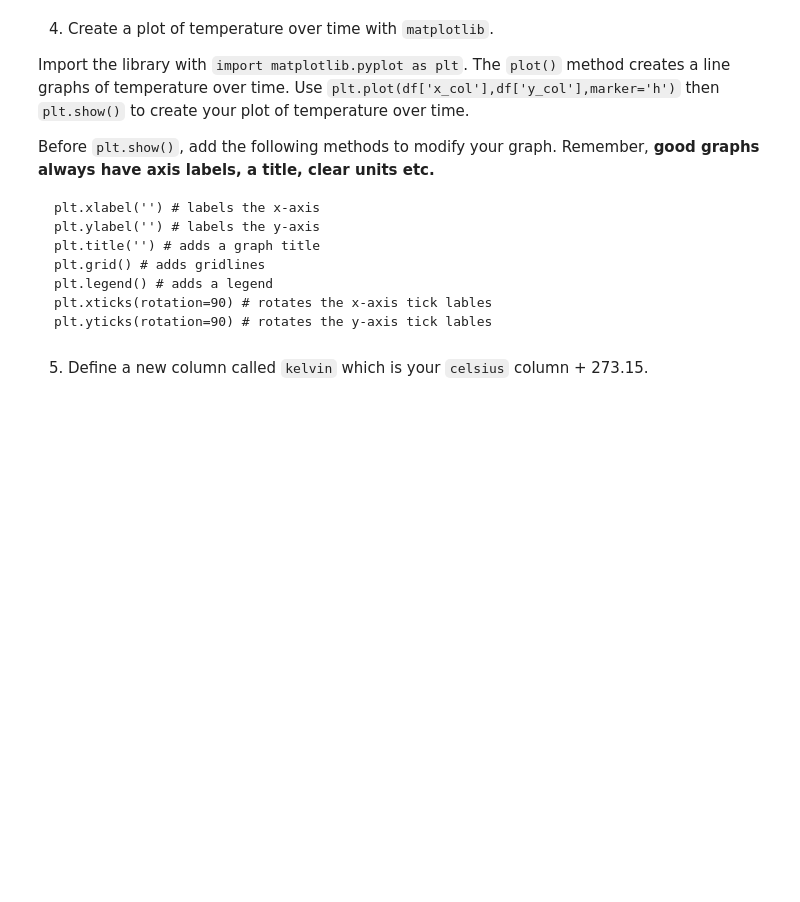
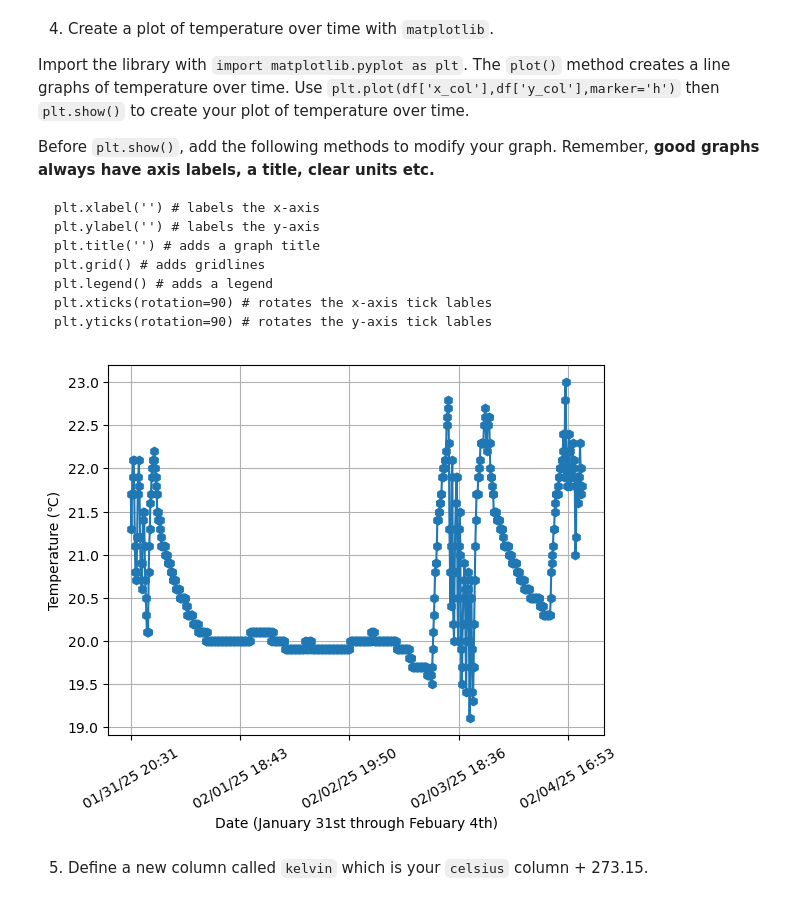
Before and after one commit to EPIC-Campus-LPS/pandas-georgetate, a Jupyter notebook: FAI_Pandas.ipynb, the cells around one changed output. Saved outputs shown, nothing was run; the diff lists cells and outputs as text; code cells hidden in the pictures; blank space fills up the shorter version.

````diff
--- a/FAI_Pandas.ipynb
+++ b/FAI_Pandas.ipynb
@@ -55,5 +81,24 @@ plt.legend() # adds a legend
 plt.xticks(rotation=90) # rotates the x-axis tick lables
 plt.yticks(rotation=90) # rotates the y-axis tick lables
 ```
+# %%
+import numpy as np
+
+# making the plot with the x axis as time and y axis as celsius degrees
+plt.plot(df["datetime"], df["temp_c"], marker="h")
+
+# setting the amount of tickmarks on the x axis by creating an array with arange(start, stop, step)
+plt.xticks(np.arange(0, 900, 190))
+
+# rotating the ticks
+plt.xticks(rotation=30)
+
+# labeling setting the grid and displaying
+plt.xlabel("Date (January 31st through Febuary 4th)")
+plt.ylabel("Temperature (℃)")
+plt.grid()
+plt.show()
+# %% [output]
+[figure, added]
 # %% [markdown]
 5. Define a new column called `kelvin` which is your `celsius` column + 273.15.
````
Also changed, not shown: parts of 15 cells of this notebook.
